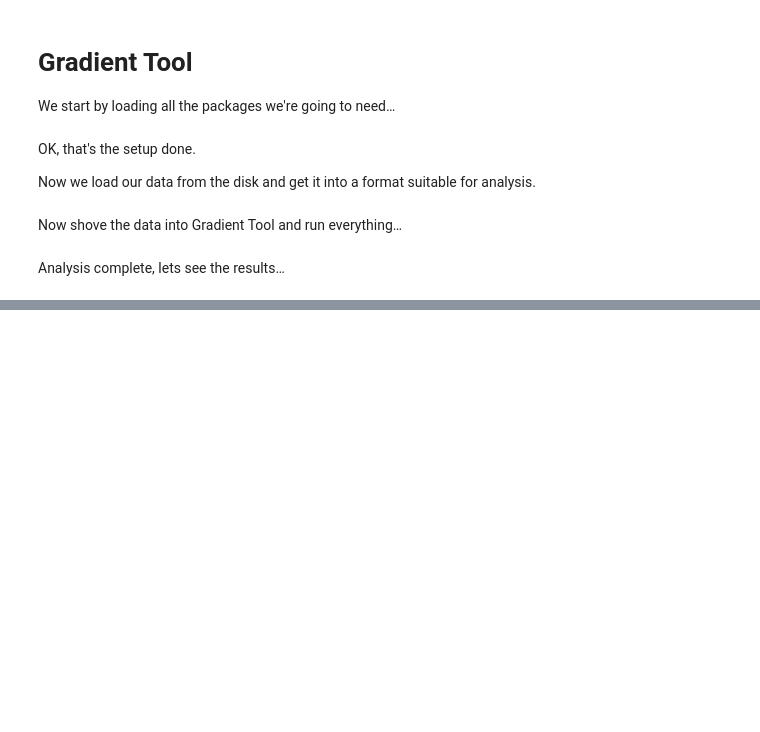
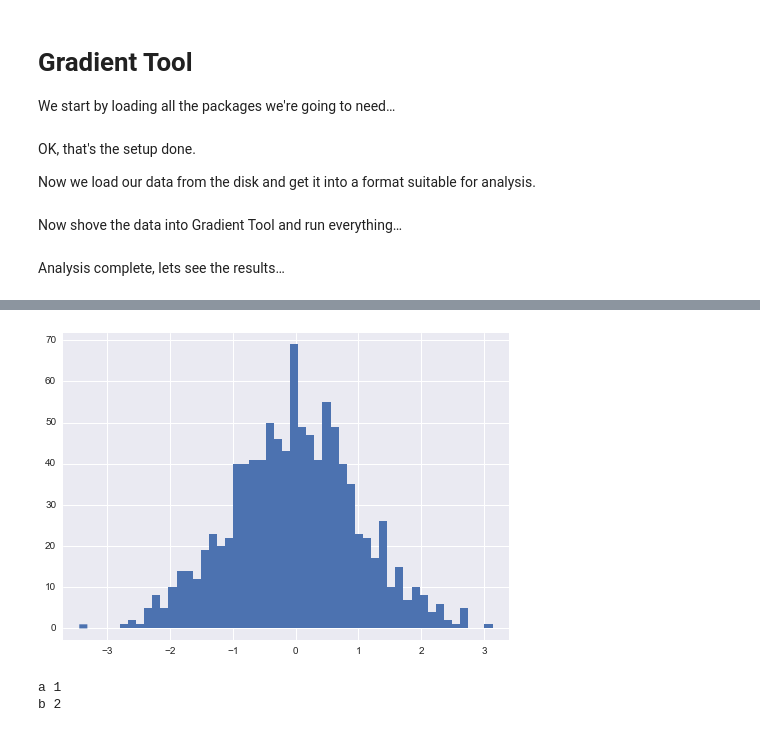
Before and after one commit to smason/ip2, a Jupyter notebook: gradienttool.ipynb, the cells around one changed output, grey strips where cells are left out. Cells and saved outputs as stored; diff of their text form; code cells hidden in the pictures; blank space fills up the shorter version.

```diff
--- a/gradienttool.ipynb
+++ b/gradienttool.ipynb
@@ -112,0 +133,12 @@ for y in CI:
+# %%
+plt.margins(0.04)
+plt.hist(sp.randn(1000),51,edgecolor='none');
+# %% [output]
+[figure, added]
+# %%
+d = dict(a=1,b=2)
+for a,b in d.items():
+    print(a,b)
+# %% [output]
+a 1
+b 2
```
Also changed, not shown: parts of 9 cells of this notebook, 1 other file.
